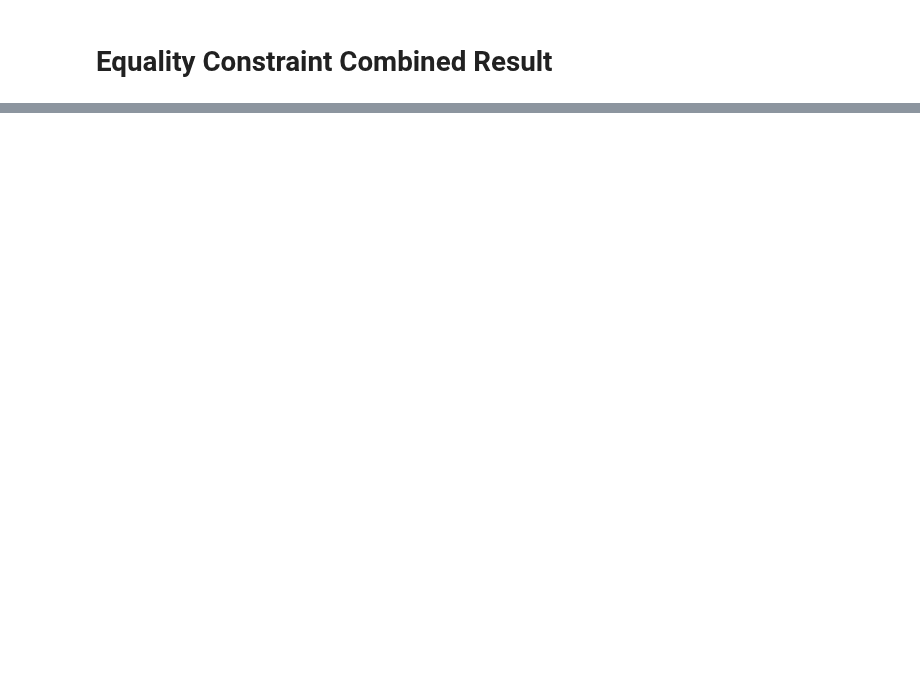
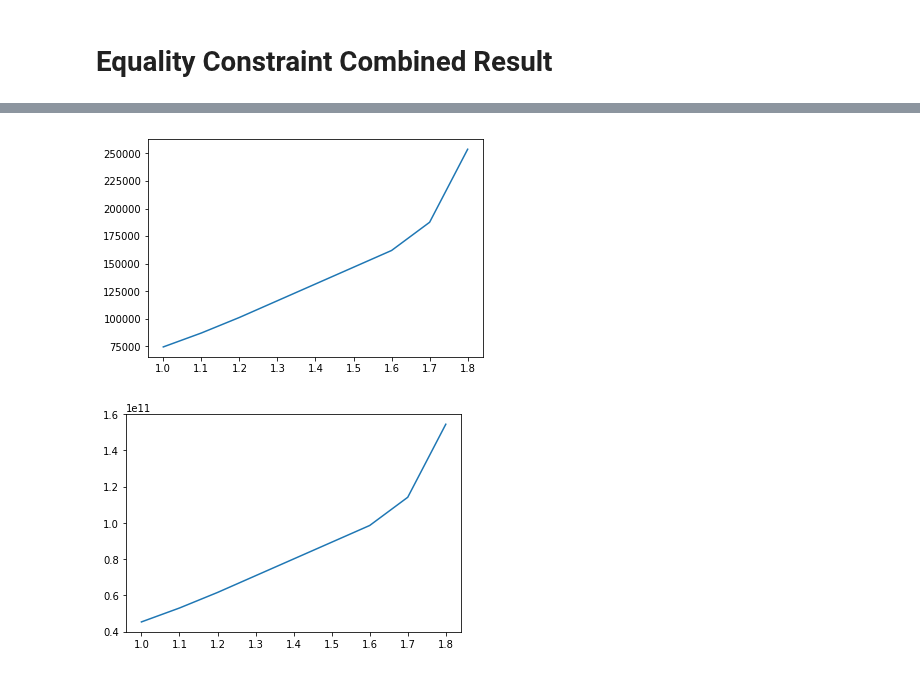
Before and after one commit to lewisjko/FYDP, a Jupyter notebook: FYDP.ipynb, the cells around one changed output, grey strips where cells are left out. Saved outputs shown, nothing was run; the diff lists cells and outputs as text; code cells hidden in the pictures; blank space fills up the shorter version.

```diff
--- a/FYDP.ipynb
+++ b/FYDP.ipynb
@@ -5335,7 +7498,7 @@ HOEP = list(input_df['HOEP'])
 EMF = list(input_df['EMF(tonne/kWh)'])
 
 # Electrolyzer and flow constants
-N_max = 3510
+N_max = 3502
 N_max += 1
 nu_electrolyzer = var['value']['electrolyzer_eff']
 E_HHV_H2 = var['value']['E_hhv_h2'] # kwh/m^3
@@ -5657,7 +7820,7 @@ Cost objective model
 """
 
 # CAPEX electrolyzer
-C_electrolyzer = [beta * C_0 * i ** mu for i in range(1, N_max)]
+C_electrolyzer = [beta * 1000 * C_0 * i ** mu for i in range(1, N_max)]
 LP_cost += pulp.lpSum(alpha[str(n)] * C_electrolyzer[n - 1] for n in range(1, N_max)) \
            == CAPEX_electrolyzer
 
@@ -5823,7 +7978,7 @@ HOEP = list(input_df['HOEP'])
 EMF = list(input_df['EMF(tonne/kWh)'])
 
 # Electrolyzer and flow constants
-N_max = 3510
+N_max = 3502
 N_max += 1
 nu_electrolyzer = var['value']['electrolyzer_eff']
 E_HHV_H2 = var['value']['E_hhv_h2'] # kwh/m^3
@@ -6145,7 +8300,7 @@ Cost objective model
 """
 
 # CAPEX electrolyzer
-C_electrolyzer = [beta * C_0 * i ** mu for i in range(1, N_max)]
+C_electrolyzer = [beta * 1000 * C_0 * i ** mu for i in range(1, N_max)]
 LP_cost += pulp.lpSum(alpha[str(n)] * C_electrolyzer[n - 1] for n in range(1, N_max)) \
            == CAPEX_electrolyzer
 
@@ -6308,7 +8458,7 @@ HOEP = list(input_df['HOEP'])
 EMF = list(input_df['EMF(tonne/kWh)'])
 
 # Electrolyzer and flow constants
-N_max = 3510
+N_max = 3502
 N_max += 1
 nu_electrolyzer = var['value']['electrolyzer_eff']
 E_HHV_H2 = var['value']['E_hhv_h2'] # kwh/m^3
@@ -6630,7 +8780,7 @@ Cost objective model
 """
 
 # CAPEX electrolyzer
-C_electrolyzer = [beta * C_0 * i ** mu for i in range(1, N_max)]
+C_electrolyzer = [beta * 1000 * C_0 * i ** mu for i in range(1, N_max)]
 LP_cost += pulp.lpSum(alpha[str(n)] * C_electrolyzer[n - 1] for n in range(1, N_max)) \
            == CAPEX_electrolyzer
 
@@ -6788,7 +8938,7 @@ HOEP = list(input_df['HOEP'])
 EMF = list(input_df['EMF(tonne/kWh)'])
 
 # Electrolyzer and flow constants
-N_max = 3510
+N_max = 3502
 N_max += 1
 nu_electrolyzer = var['value']['electrolyzer_eff']
 E_HHV_H2 = var['value']['E_hhv_h2'] # kwh/m^3
@@ -7110,7 +9260,7 @@ Cost objective model
 """
 
 # CAPEX electrolyzer
-C_electrolyzer = [beta * C_0 * i ** mu for i in range(1, N_max)]
+C_electrolyzer = [beta * 1000 * C_0 * i ** mu for i in range(1, N_max)]
 LP_cost += pulp.lpSum(alpha[str(n)] * C_electrolyzer[n - 1] for n in range(1, N_max)) \
            == CAPEX_electrolyzer
 
@@ -8186,0 +13361,24 @@ The distribution is the same across all results because the demands are fixed
+# %%
+CAPEX_tank_list = []
+N_tank_list = []
+for df in [equality_result_demand_factor_1_5,equality_result_demand_factor_11_5,
+           equality_result_demand_factor_12_5,equality_result_demand_factor_13_5,
+          equality_result_demand_factor_14_5,equality_result_demand_factor_15_5,
+          equality_result_demand_factor_16_5,equality_result_demand_factor_17_5,
+          equality_result_demand_factor_18_5]:
+
+    CAPEX_tank = var['value']['CAPEX_tank'] # $
+    N_tank = df[df['variable'].str.contains('N_tank')]['value'].tolist()[0]
+    CAPEX_tank = CAPEX_tank * N_tank * 20
+    CAPEX_tank_list.append(CAPEX_tank)
+    N_tank_list.append(N_tank)
+
+
+# plt.plot([1,1.1,1.2,1.3,1.4,1.5,1.6,1.7,1.8],CAPEX_tank_list)
+plt.plot([1,1.1,1.2,1.3,1.4,1.5,1.6,1.7,1.8],N_tank_list)
+plt.show()
+plt.plot([1,1.1,1.2,1.3,1.4,1.5,1.6,1.7,1.8],CAPEX_tank_list)
+plt.show()
+# %% [output]
+[figure, added]
+[figure, added]
```
Also changed, not shown: parts of 128 cells of this notebook.
